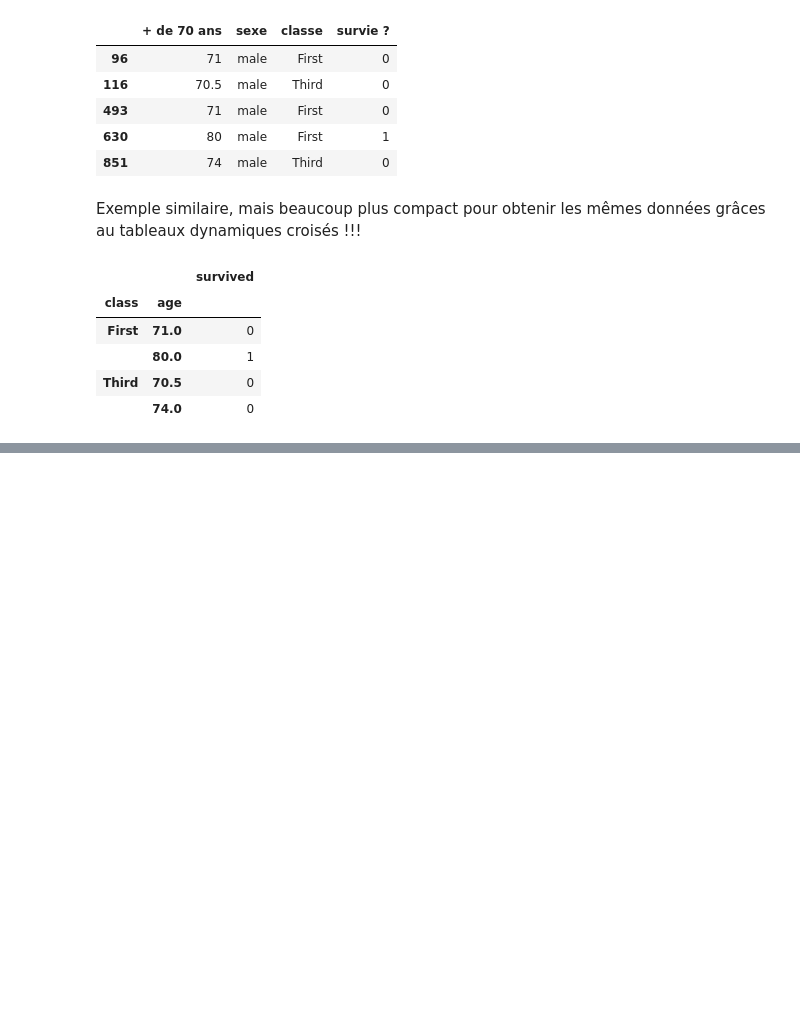
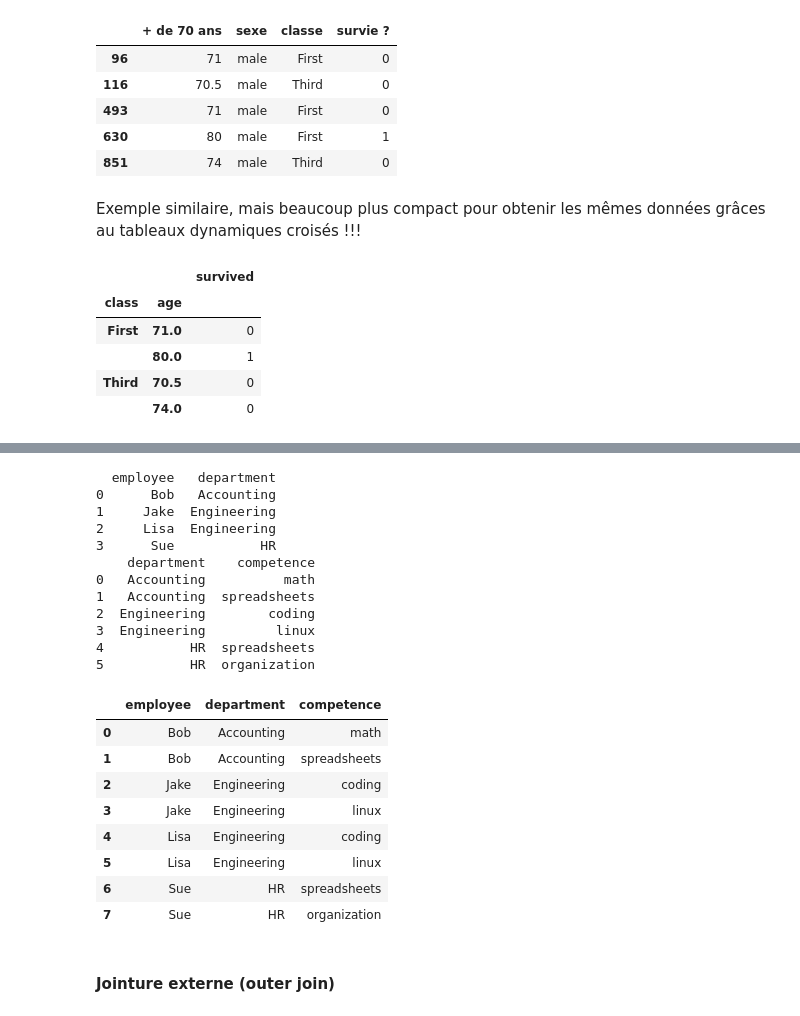
Before and after one commit to SmellyArmure/04-Jupyter, a Jupyter notebook: PandasDemo.ipynb, the cells around one changed output, grey strips where cells are left out. Drawn from its saved outputs; the diff is of its cells as text; code cells hidden in the pictures; blank space fills up the shorter version.

```diff
--- a/PandasDemo.ipynb
+++ b/PandasDemo.ipynb
@@ -427,0 +698,12 @@ titanic_bis[masque].pivot_table('survived', ['class', 'age'],aggfunc="sum")
+# %%
+########################################""
+# Cardinalité un à un : cas le plus simple
+
+df1 = pd.DataFrame({'employee': ['Bob', 'Jake', 'Lisa', 'Sue'],
+                    'department': ['Accounting', 'Engineering', 'Engineering', 'HR']})
+df2 = pd.DataFrame({'employee': ['Lisa', 'Bob', 'Jake', 'Sue'],
+                    'date': [2004, 2008, 2012, 2014]})
+print(df1)
+print(df2)
+
+pd.merge(df1, df2)
@@ -427,0 +765,37 @@ titanic_bis[masque].pivot_table('survived', ['class', 'age'],aggfunc="sum")
+# %%
+########################################
+# Cardinalité plusieurs à plusieurs
+
+df5 = pd.DataFrame({'department': ['Accounting', 'Accounting',
+                              'Engineering', 'Engineering', 'HR', 'HR'],
+                    'competence': ['math', 'spreadsheets', 'coding', 'linux',
+                               'spreadsheets', 'organization']})
+print(df1)
+print(df5)
+
+# pas besoin de spécifier la colonne sur laquelle on fait la jointure si elles portent le même nom
+pd.merge(df1, df5)
+# %% [output]
+  employee   department
+0      Bob   Accounting
+1     Jake  Engineering
+2     Lisa  Engineering
+3      Sue           HR
+    department    competence
+0   Accounting          math
+1   Accounting  spreadsheets
+2  Engineering        coding
+3  Engineering         linux
+4           HR  spreadsheets
+5           HR  organization
+|  | employee | department | competence |
+| 0 | Bob | Accounting | math |
+| 1 | Bob | Accounting | spreadsheets |
+| 2 | Jake | Engineering | coding |
+| 3 | Jake | Engineering | linux |
+| 4 | Lisa | Engineering | coding |
+| 5 | Lisa | Engineering | linux |
+| 6 | Sue | HR | spreadsheets |
+| 7 | Sue | HR | organization |
+# %% [markdown]
+#### Jointure externe (outer join)
```
Also changed, not shown: parts of 33 cells of this notebook.
